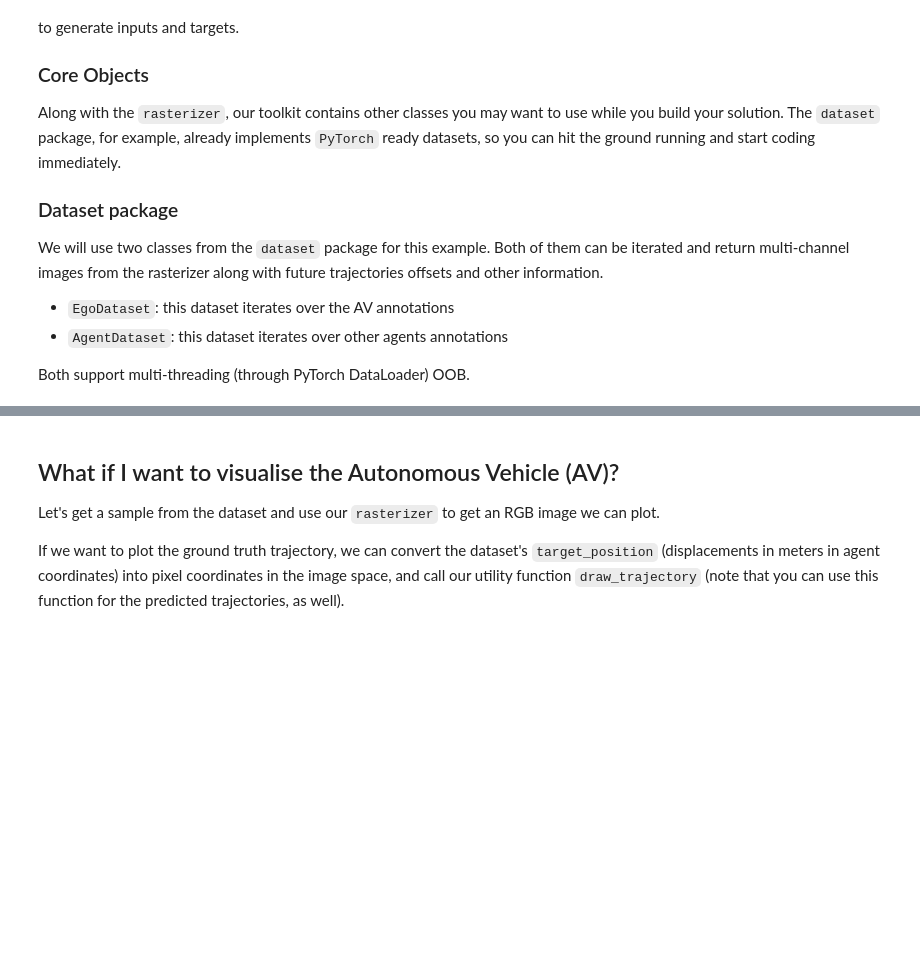
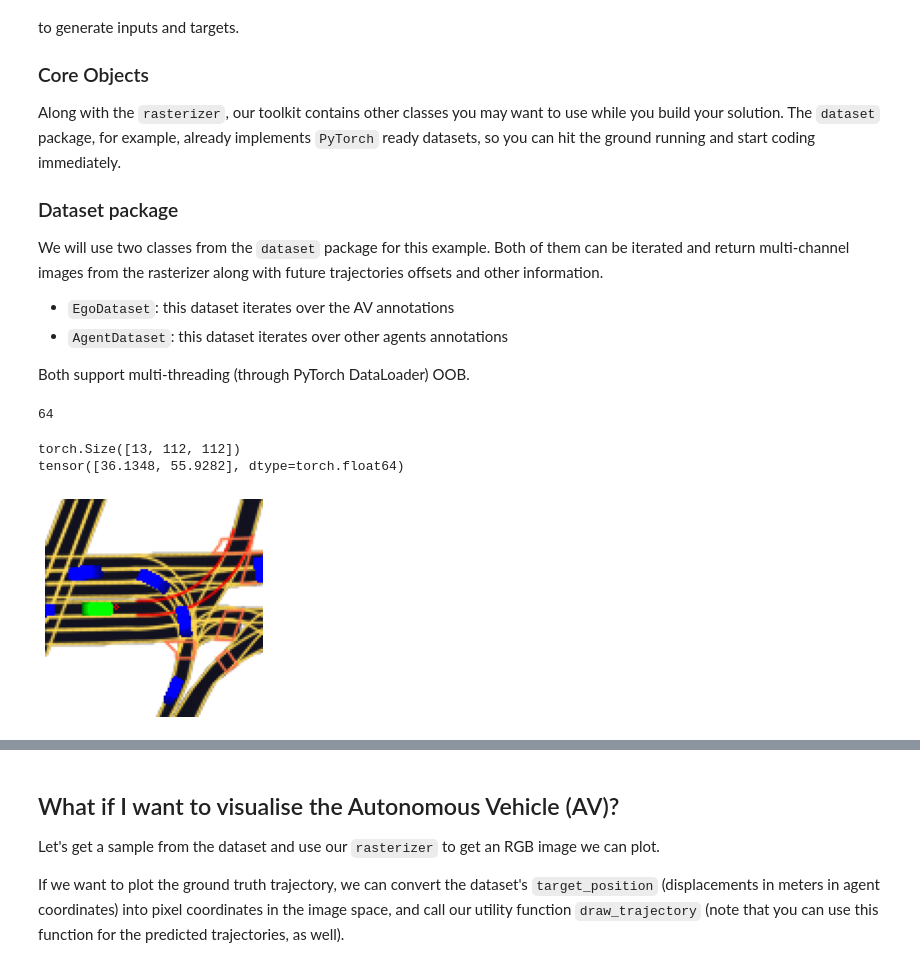
Before and after one commit to LiuHaolan/l5kit, a Jupyter notebook: viz_notebook/goal_stats.ipynb, the cells around one changed output, grey strips where cells are left out. Cells and saved outputs as stored; diff of their text form; code cells hidden in the pictures; blank space fills up the shorter version.

```diff
--- a/viz_notebook/goal_stats.ipynb
+++ b/viz_notebook/goal_stats.ipynb
@@ -174,4 +184,58 @@ perturbation = AckermanPerturbation(
 
 
 rast = build_rasterizer(cfg, dm)
-dataset = EgoDataset(cfg, zarr_dataset, rast, augmented=False, perturbation=perturbation)
+dataset = EgoDataset(cfg, zarr_dataset, rast, augmented=False)#, perturbation=perturbation)
+
+
+
+
+from torch.utils.data import DataLoader
+
+#print(cfg)
+train_cfg = cfg["val_data_loader"]
+print(train_cfg["batch_size"])
+train_dataloader = DataLoader(dataset, shuffle=train_cfg["shuffle"], batch_size=train_cfg["batch_size"],
+                             num_workers=train_cfg["num_workers"])
+
+data_ego = next(iter(train_dataloader))
+# torch.Size([64, 500, 2])
+# %% [output]
+64
+# %%
+#print(data_ego)
+
+print(data_ego["image"][0].shape)
+
+device = ("cuda:0")
+data_ego_cuda = {k: v.to(device) for k, v in data_ego.items()}
+
+#model.eval()
+#traj = model(data_ego_cuda)
+#print(traj['positions'])
+
+im_ego = rast.to_rgb((data_ego["image"][0]).numpy().transpose(1, 2, 0))
+target_positions = transform_points(data_ego["target_positions"][0].numpy(), data_ego["raster_from_agent"][0].numpy())
+
+# weird hack
+im_ego = np.ascontiguousarray(im_ego, dtype=np.uint8)
+
+#draw_trajectory(im_ego, target_positions, TARGET_POINTS_COLOR)
+#target_positions = transform_points(traj['positions'].cpu().numpy(), data_ego["raster_from_agent"][0].numpy())
+
+#draw_trajectory(im_ego, (target_positions).astype(np.uint8), TARGET_POINTS_COLOR)
+
+#target_positions_pixels = transform_points(data["target_positions"], data["raster_from_agent"])
+
+import cv2
+xy_points = data_ego["goal_pixel"][0]
+cv2.circle(im_ego, (int(xy_points[0]),int(xy_points[1])), radius=1, color=(255,0,0))
+
+print(xy_points)
+
+plt.imshow(im_ego)
+plt.axis('off')
+plt.show()
+# %% [output]
+torch.Size([13, 112, 112])
+tensor([36.1348, 55.9282], dtype=torch.float64)
+[figure, added]
```
Also changed, not shown: parts of 14 cells of this notebook, 37 other files.
